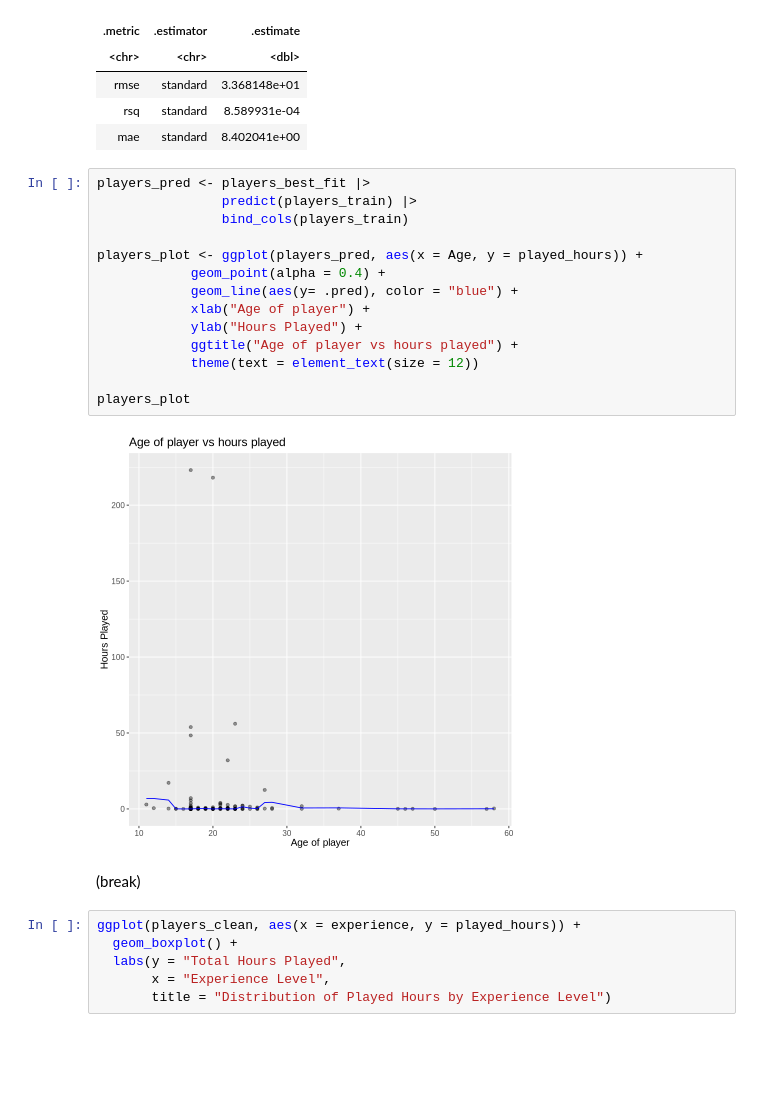
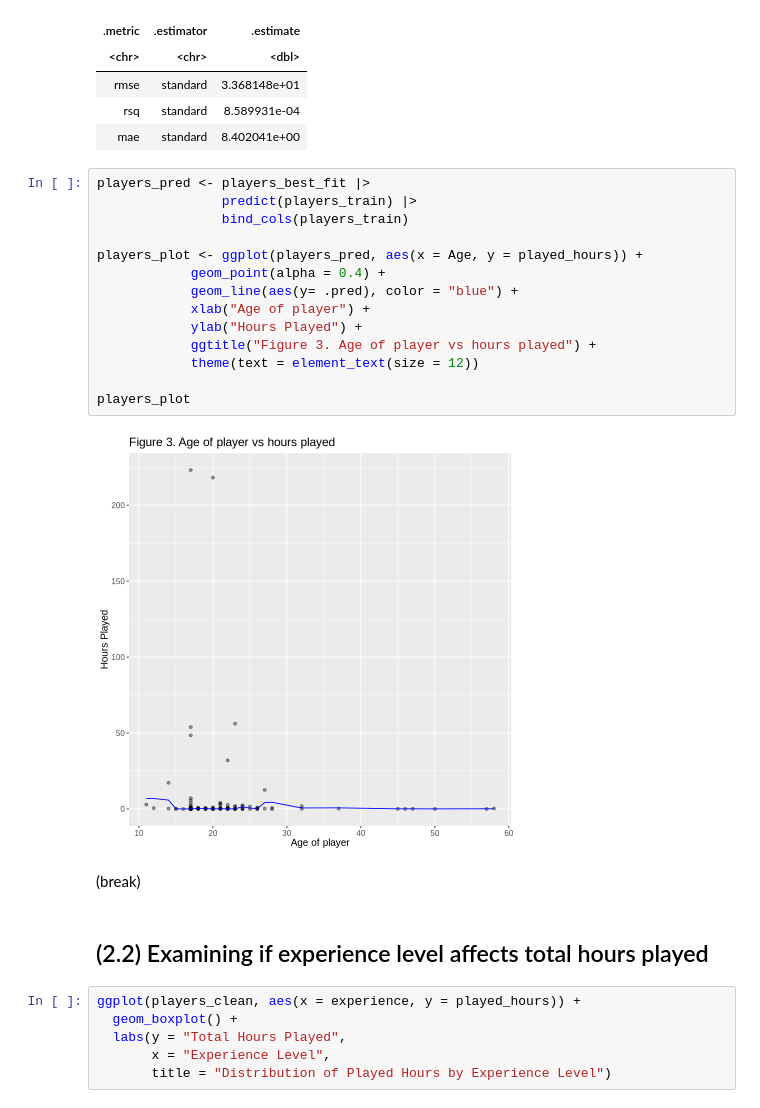
Before and after one commit to vmah1/dsci100-group-project, a Jupyter notebook: project.ipynb, the cells around one changed output. Saved outputs shown, nothing was run; the diff lists cells and outputs as text; blank space fills up the shorter version.

Commit message:
started on (2.2) experience vs played hours

```diff
--- a/project.ipynb
+++ b/project.ipynb
@@ -312,21 +312,23 @@ A tibble: 3 × 3
 # %%
 players_pred <- players_best_fit |>
                 predict(players_train) |>
                 bind_cols(players_train)
 
 players_plot <- ggplot(players_pred, aes(x = Age, y = played_hours)) +
             geom_point(alpha = 0.4) +
             geom_line(aes(y= .pred), color = "blue") +
             xlab("Age of player") +
             ylab("Hours Played") +
-            ggtitle("Age of player vs hours played") +
+            ggtitle("Figure 3. Age of player vs hours played") +
             theme(text = element_text(size = 12))
 
 players_plot
 # %% [output]
-[figure, old version]
+[figure, new version]
 # %% [markdown]
 (break)
+# %% [markdown]
+## (2.2) Examining if experience level affects total hours played
 # %%
 ggplot(players_clean, aes(x = experience, y = played_hours)) +
   geom_boxplot() +
```
